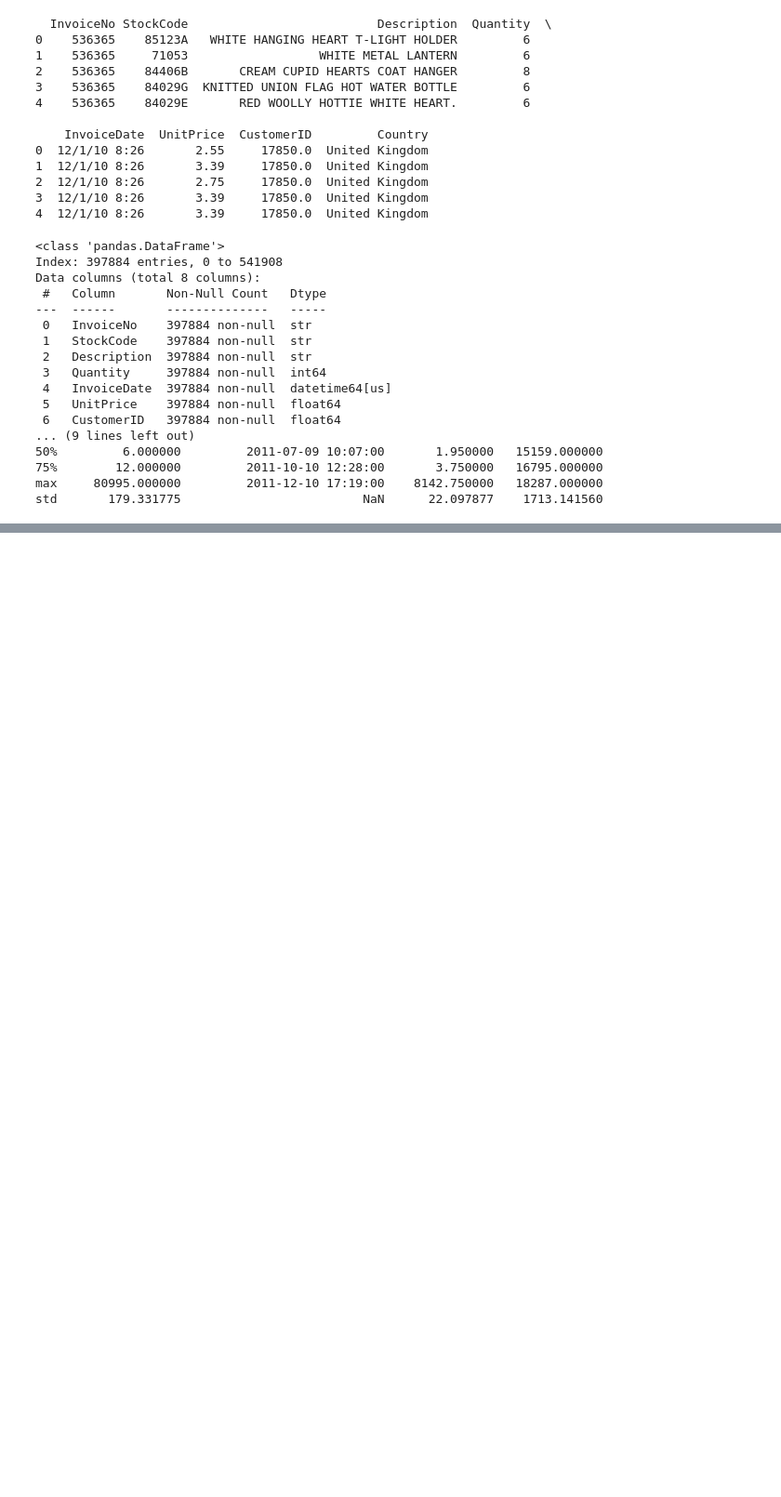
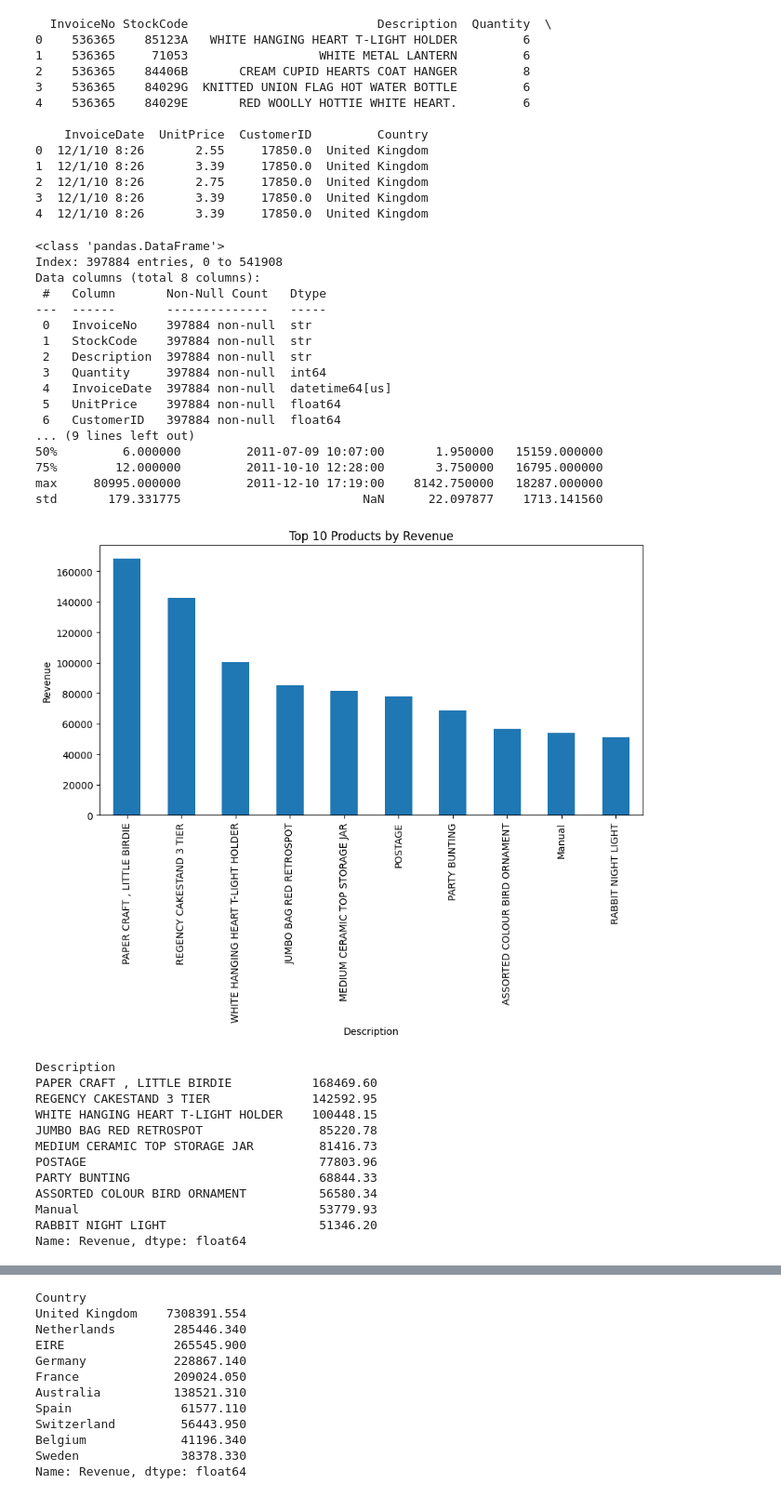
Before and after one commit to sudheerabalagam/retail-sales-analysis, a Jupyter notebook: Notebooks/eda.ipynb, the cells around one changed output, grey strips where cells are left out. Shown at 93% size. Saved outputs shown, nothing was run; the diff lists cells and outputs as text; code cells hidden in the pictures; blank space fills up the shorter version.

Commit message:
Step 3: EDA completed

```diff
--- a/Notebooks/eda.ipynb
+++ b/Notebooks/eda.ipynb
@@ -95,0 +76,66 @@ push_to_github("Step 3: EDA completed")
+# %%
+# Step 3: EDA
+
+# Create Revenue column (IMPORTANT for business analysis)
+df['Revenue'] = df['Quantity'] * df['UnitPrice']
+
+# -------------------------------
+# 1. Top 10 products by revenue
+# -------------------------------
+top_products = df.groupby('Description')['Revenue'].sum().sort_values(ascending=False).head(10)
+
+plt.figure(figsize=(10,5))
+top_products.plot(kind='bar')
+plt.title("Top 10 Products by Revenue")
+plt.ylabel("Revenue")
+plt.show()
+
+print(top_products)
+
+# -------------------------------
+# 2. Revenue by country
+# -------------------------------
+revenue_country = df.groupby('Country')['Revenue'].sum().sort_values(ascending=False).head(10)
+
+plt.figure(figsize=(10,5))
+revenue_country.plot(kind='bar')
+plt.title("Top 10 Countries by Revenue")
+plt.ylabel("Revenue")
+plt.show()
+
+print(revenue_country)
+
+# -------------------------------
+# 3. Monthly Revenue Trend
+# -------------------------------
+df['InvoiceDate'] = pd.to_datetime(df['InvoiceDate'])
+
+df.set_index('InvoiceDate', inplace=True)
+
+monthly_revenue = df['Revenue'].resample('ME').sum()
+
+plt.figure(figsize=(12,5))
+monthly_revenue.plot()
+plt.title("Monthly Revenue Trend")
+plt.ylabel("Revenue")
+plt.show()
+
+# Reset index (IMPORTANT for next steps)
+df.reset_index(inplace=True)
+
+# Push to GitHub
+push_to_github("Step 3: EDA completed")
+# %% [output]
+[figure, added]
+Description
+PAPER CRAFT , LITTLE BIRDIE           168469.60
+REGENCY CAKESTAND 3 TIER              142592.95
+WHITE HANGING HEART T-LIGHT HOLDER    100448.15
+JUMBO BAG RED RETROSPOT                85220.78
+MEDIUM CERAMIC TOP STORAGE JAR         81416.73
+POSTAGE                                77803.96
+PARTY BUNTING                          68844.33
+ASSORTED COLOUR BIRD ORNAMENT          56580.34
+Manual                                 53779.93
+RABBIT NIGHT LIGHT                     51346.20
+Name: Revenue, dtype: float64
@@ -95,0 +143,12 @@ push_to_github("Step 3: EDA completed")
+Country
+United Kingdom    7308391.554
+Netherlands        285446.340
+EIRE               265545.900
+Germany            228867.140
+France             209024.050
+Australia          138521.310
+Spain               61577.110
+Switzerland         56443.950
+Belgium             41196.340
+Sweden              38378.330
+Name: Revenue, dtype: float64
```
Also changed, not shown: parts of 5 cells of this notebook.
